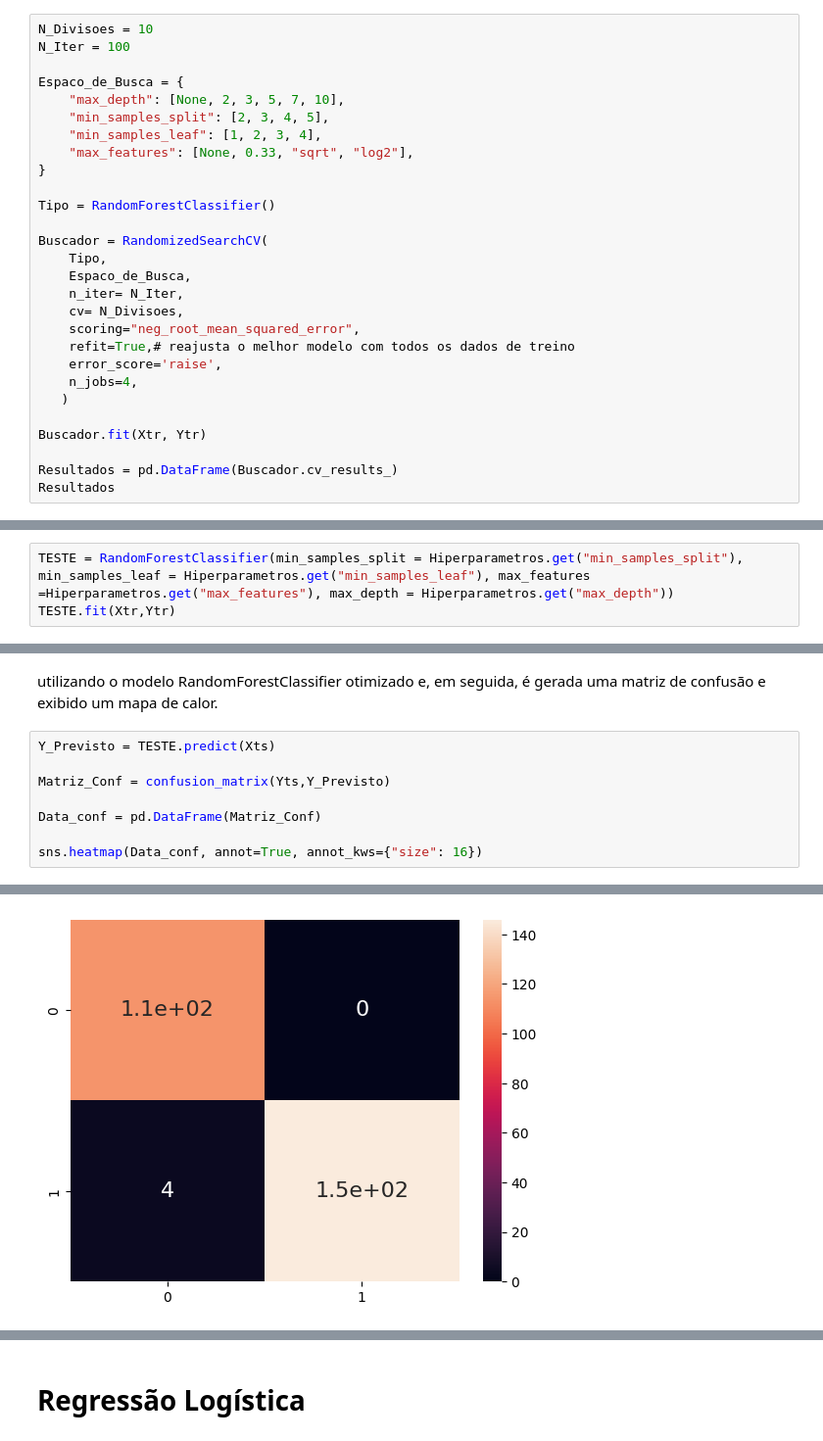
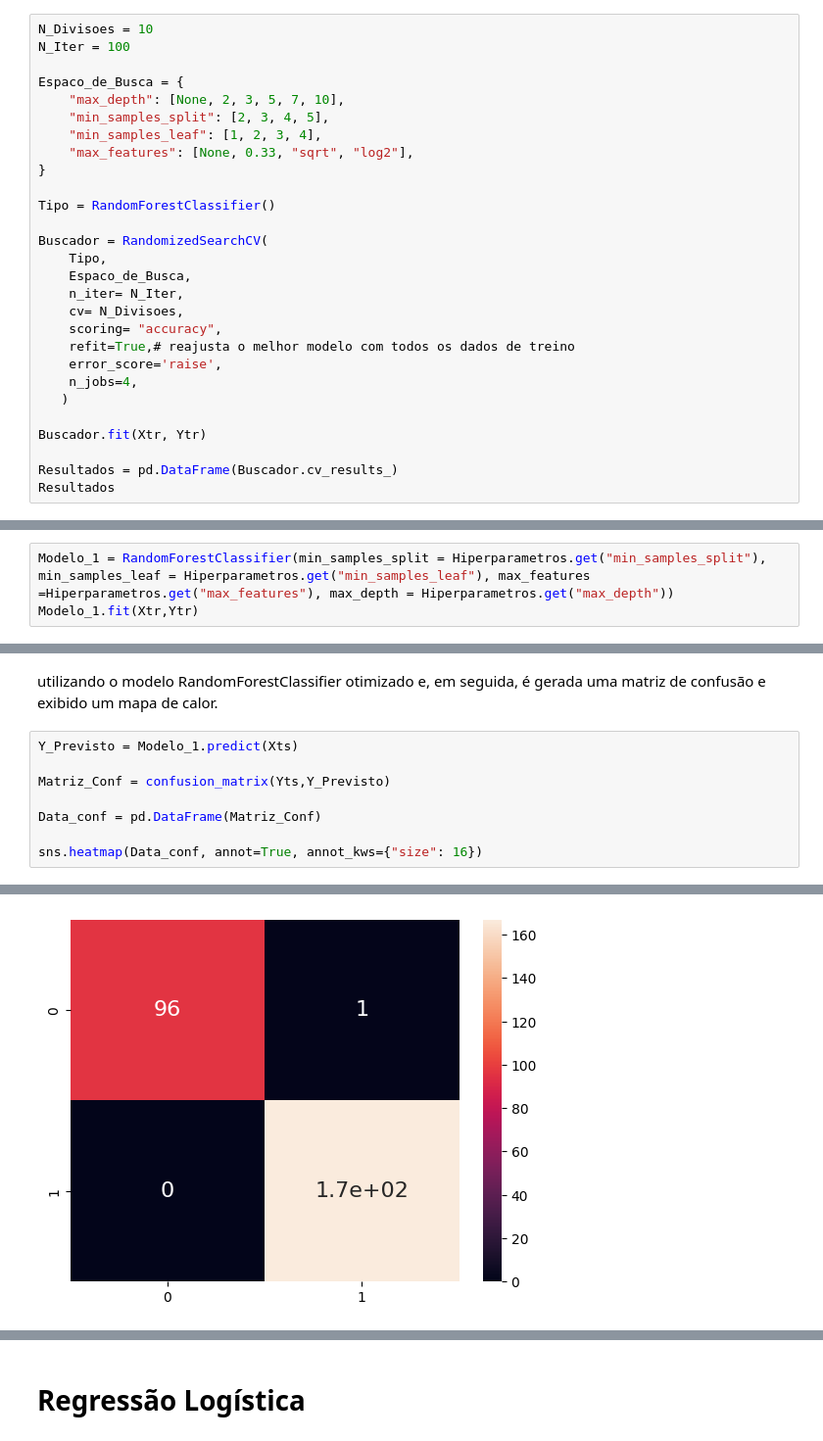
Before and after one commit to KayllanyLara/androlenda, a Jupyter notebook: Trabalho Final.ipynb, the cells around one changed output, grey strips where cells are left out. Shown at 98% size. Drawn from its saved outputs; the diff is of its cells as text.

```diff
--- a/Trabalho Final.ipynb
+++ b/Trabalho Final.ipynb
@@ -339,7 +360,7 @@ Buscador = RandomizedSearchCV(
     Espaco_de_Busca,
     n_iter= N_Iter,
     cv= N_Divisoes,
-    scoring="neg_root_mean_squared_error",
+    scoring= "accuracy",
     refit=True,# reajusta o melhor modelo com todos os dados de treino
     error_score='raise',
     n_jobs=4,
@@ -375,6 +396,6 @@ O Hiperparametros correspondentes são  {'min_samples_split': 5, 'min_samples_le
 # %% [markdown]
 Este trecho de código cria um novo modelo RandomForestClassifier utilizando os melhores hiperparâmetros encontrados durante a busca aleatória e o ajusta aos dados de treinamento.
 # %%
-TESTE = RandomForestClassifier(min_samples_split = Hiperparametros.get("min_samples_split"), min_samples_leaf = Hiperparametros.get("min_samples_leaf"), max_features =Hiperparametros.get("max_features"), max_depth = Hiperparametros.get("max_depth"))
-TESTE.fit(Xtr,Ytr)
+Modelo_1 = RandomForestClassifier(min_samples_split = Hiperparametros.get("min_samples_split"), min_samples_leaf = Hiperparametros.get("min_samples_leaf"), max_features =Hiperparametros.get("max_features"), max_depth = Hiperparametros.get("max_depth"))
+Modelo_1.fit(Xtr,Ytr)
 # %% [output]
@@ -383,16 +404,16 @@ RandomForestClassifier(max_depth=3, max_features=0.33, min_samples_leaf=4,
 # %% [markdown]
 utilizando o modelo RandomForestClassifier otimizado e, em seguida, é gerada uma matriz de confusão e exibido um mapa de calor.
 # %%
-Y_Previsto = TESTE.predict(Xts)
+Y_Previsto = Modelo_1.predict(Xts)
 
 Matriz_Conf = confusion_matrix(Yts,Y_Previsto)
 
 Data_conf = pd.DataFrame(Matriz_Conf)
 
 sns.heatmap(Data_conf, annot=True, annot_kws={"size": 16})
 # %% [output]
 <AxesSubplot: >
-[figure, old version]
+[figure, new version]
 # %%
 accuracy_score(Yts, Y_Previsto, normalize=True)
 # %% [output]
```
Also changed, not shown: parts of 31 cells of this notebook.
